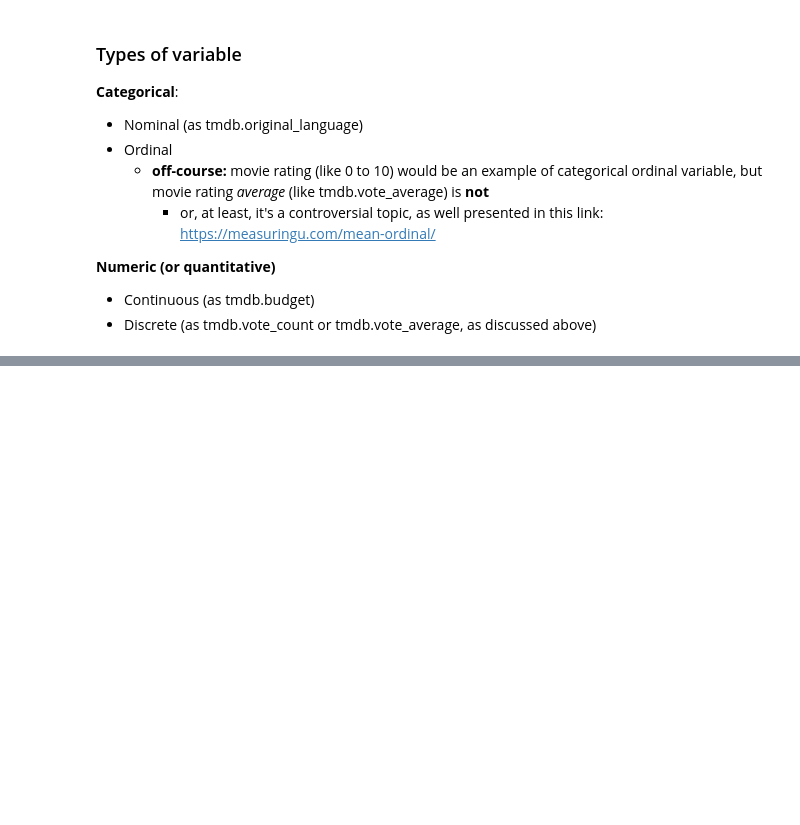
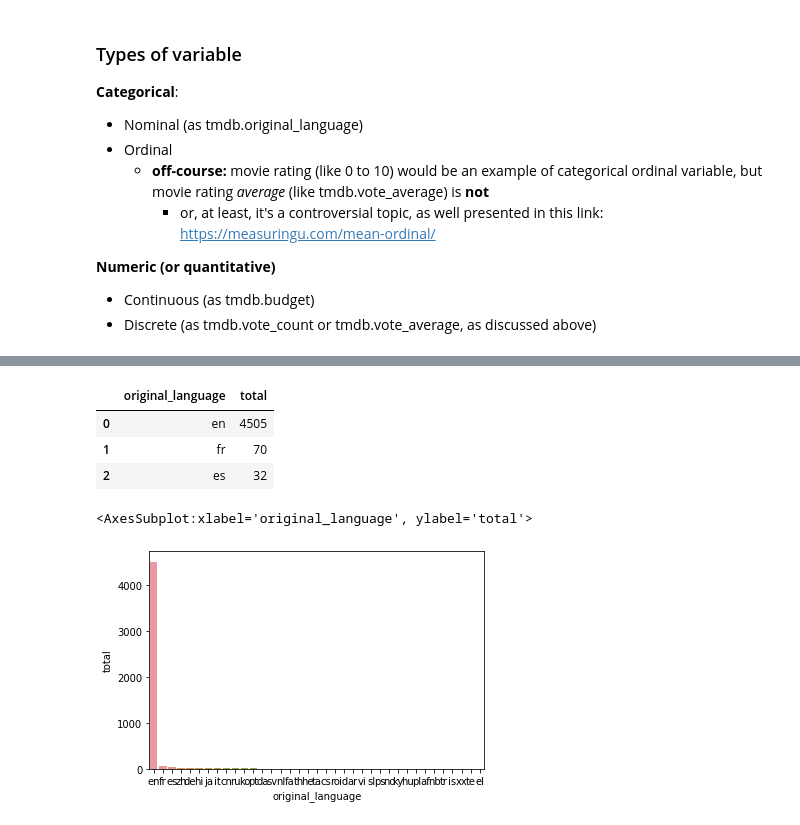
Before and after one commit to danielfsilva88/alura-projects, a Jupyter notebook: python-alura-projects/data-science/data-analysis-and-visualization/1.intro-to-data-science.ipynb, the cells around one changed output, grey strips where cells are left out. Drawn from its saved outputs; the diff is of its cells as text; code cells hidden in the pictures; blank space fills up the shorter version.

```diff
--- a/python-alura-projects/data-science/data-analysis-and-visualization/1.intro-to-data-science.ipynb
+++ b/python-alura-projects/data-science/data-analysis-and-visualization/1.intro-to-data-science.ipynb
@@ -393,0 +394,5 @@ array(['en', 'ja', 'fr', 'zh', 'es', 'de', 'hi', 'ru', 'ko', 'te', 'cn',
+# %%
+import pandas as pd
+
+tmdb = pd.read_csv("https://raw.githubusercontent.com/alura-cursos/introducao-a-data-science/master/aula3.1/tmdb_5000_movies.csv")
+tmdb.head(1)
@@ -393,0 +481,18 @@ array(['en', 'ja', 'fr', 'zh', 'es', 'de', 'hi', 'ru', 'ko', 'te', 'cn',
+# %%
+contagem_de_lingua = tmdb.original_language.value_counts().to_frame().reset_index()
+
+contagem_de_lingua.columns = ['original_language', 'total']
+
+contagem_de_lingua.head(3)
+# %% [output]
+|  | original_language | total |
+| 0 | en | 4505 |
+| 1 | fr | 70 |
+| 2 | es | 32 |
+# %%
+import seaborn as sns
+
+sns.barplot(x="original_language", y="total", data=contagem_de_lingua)
+# %% [output]
+<AxesSubplot:xlabel='original_language', ylabel='total'>
+[figure, added]
```
Also changed, not shown: parts of 21 cells of this notebook.
